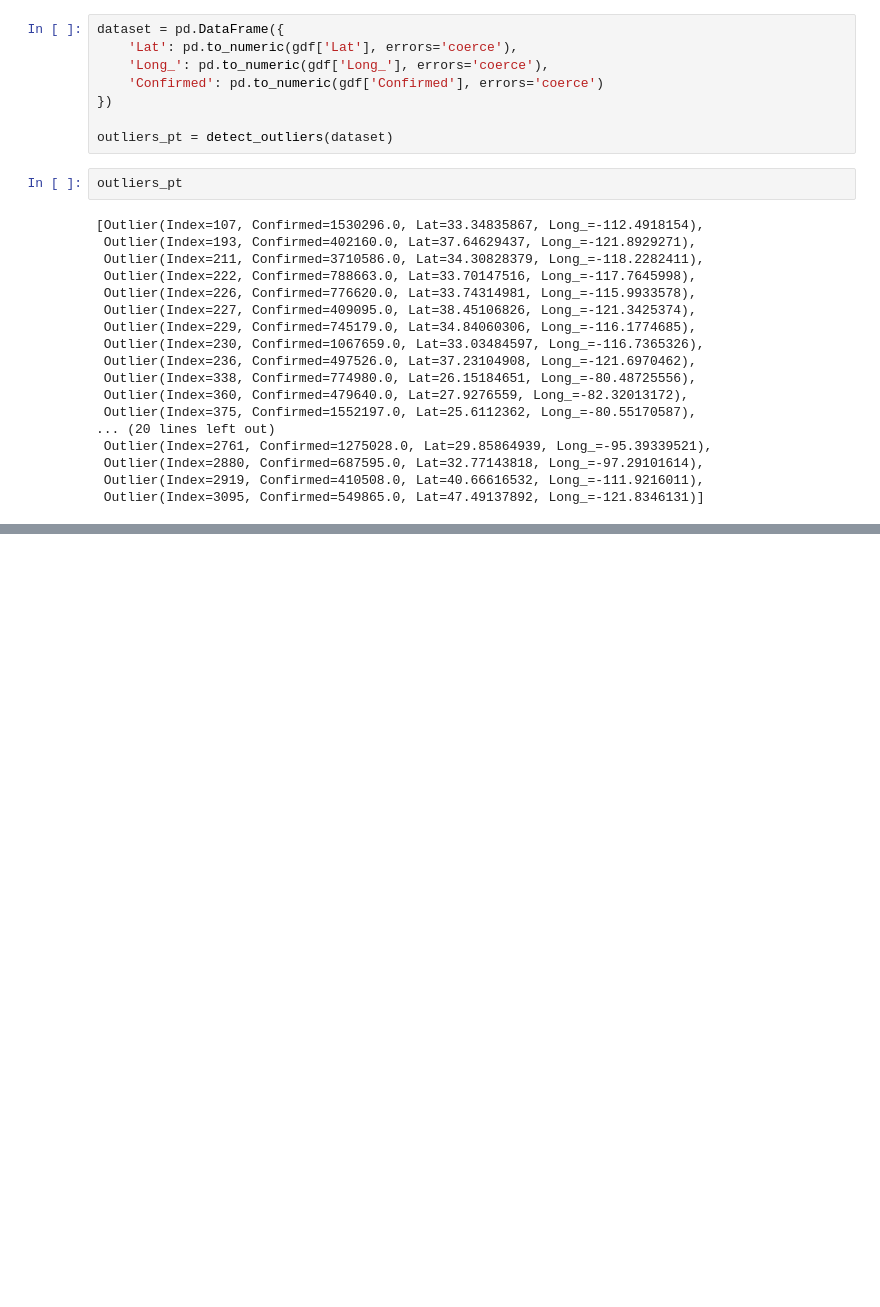
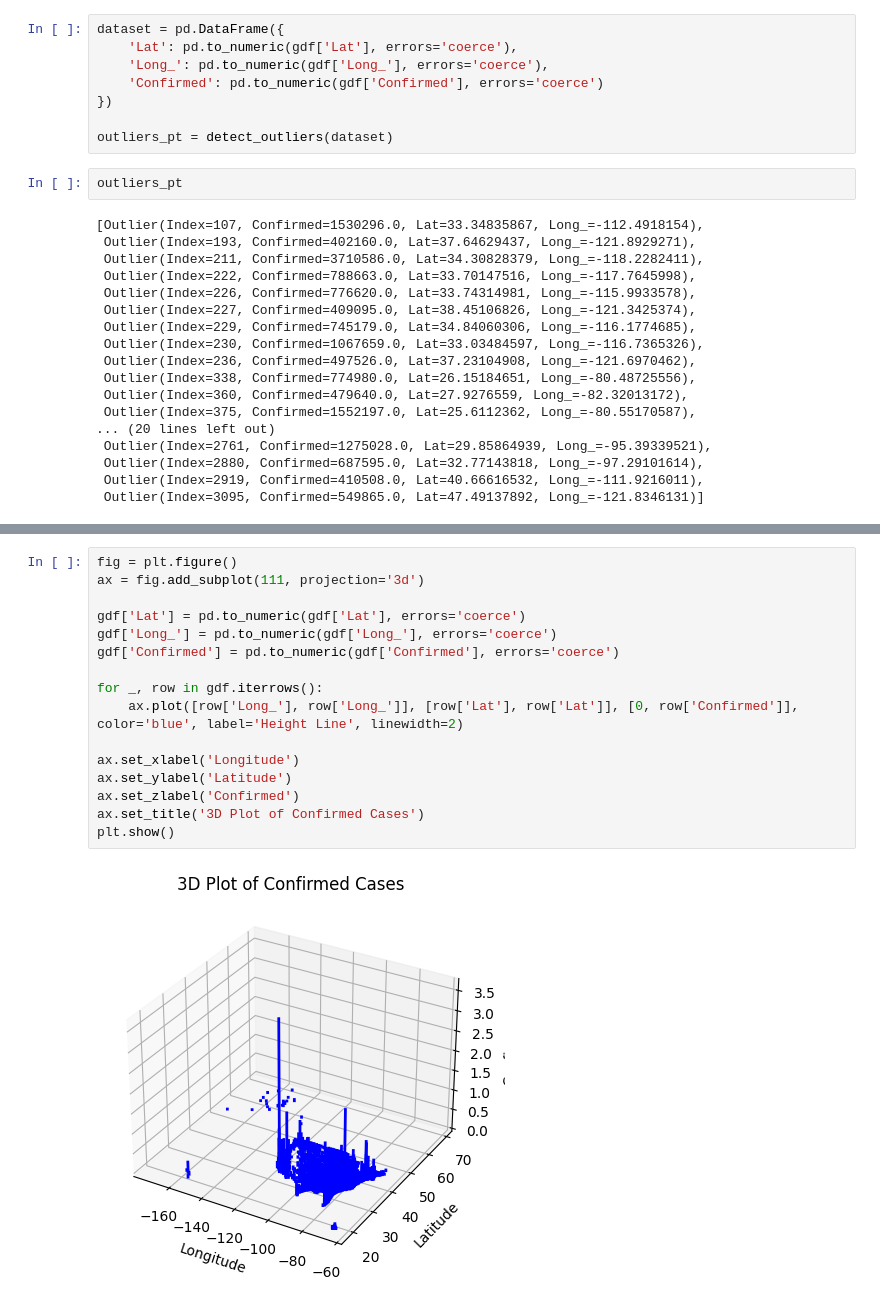
Before and after one commit to MilindiSenevirathne/COVID-19_Test, a Jupyter notebook: COVID_19_Test.ipynb, the cells around one changed output, grey strips where cells are left out. Cells and saved outputs as stored; diff of their text form; blank space fills up the shorter version.

```diff
--- a/COVID_19_Test.ipynb
+++ b/COVID_19_Test.ipynb
@@ -210,0 +219,18 @@ plt.show()
+# %%
+fig = plt.figure()
+ax = fig.add_subplot(111, projection='3d')
+
+gdf['Lat'] = pd.to_numeric(gdf['Lat'], errors='coerce')
+gdf['Long_'] = pd.to_numeric(gdf['Long_'], errors='coerce')
+gdf['Confirmed'] = pd.to_numeric(gdf['Confirmed'], errors='coerce')
+
+for _, row in gdf.iterrows():
+    ax.plot([row['Long_'], row['Long_']], [row['Lat'], row['Lat']], [0, row['Confirmed']], color='blue', label='Height Line', linewidth=2)
+
+ax.set_xlabel('Longitude')
+ax.set_ylabel('Latitude')
+ax.set_zlabel('Confirmed')
+ax.set_title('3D Plot of Confirmed Cases')
+plt.show()
+# %% [output]
+[figure, added]
```
Also changed, not shown: parts of 4 cells of this notebook.
